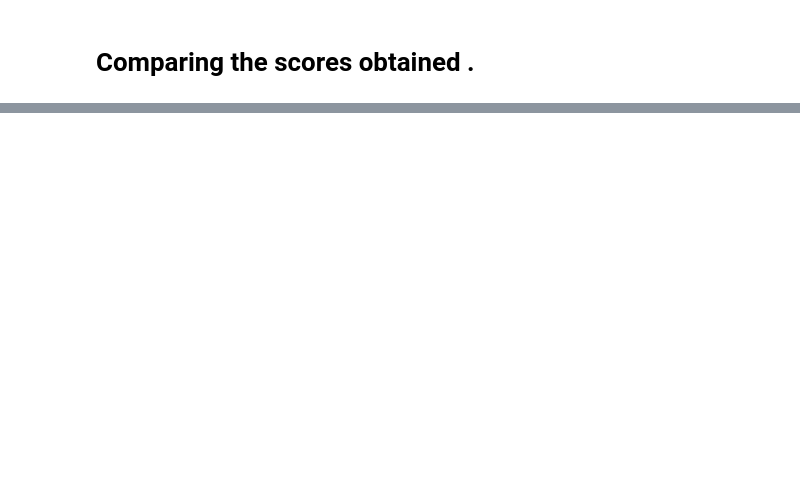
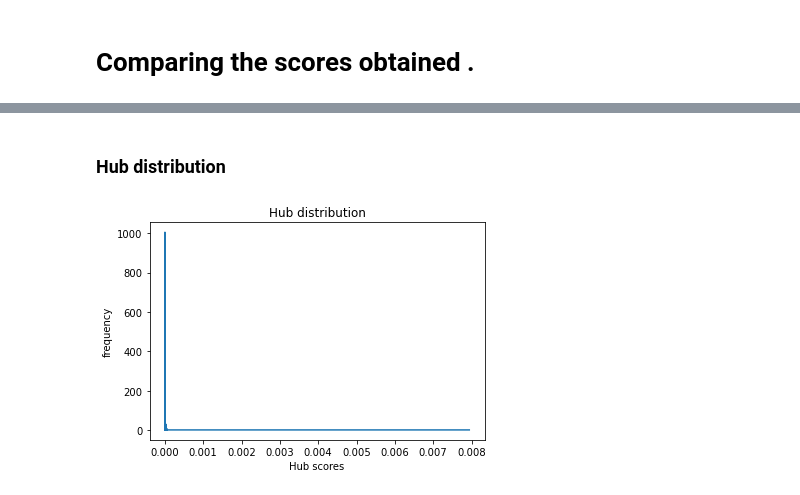
Before and after one commit to SRIJAN19448/CSE508_Winter2023_A3_113, a Jupyter notebook: Q2.ipynb, the cells around one changed output, grey strips where cells are left out. Drawn from its saved outputs; the diff is of its cells as text; code cells hidden in the pictures; blank space fills up the shorter version.

```diff
--- a/Q2.ipynb
+++ b/Q2.ipynb
@@ -76,0 +110,14 @@ Node: 54 Authority Scores:  9.38411045106888e-05
+# %% [markdown]
+### Hub distribution
+# %%
+hub_dist = dict(Counter(hubs.values()))
+sorted_hubs = sorted(hub_dist.items(), key= lambda x:x[0])
+plt_x = [x[0] for x in sorted_hubs]
+plt_y = [x[1] for x in sorted_hubs]
+plt.plot(plt_x, plt_y)
+plt.xlabel("Hub scores")
+plt.ylabel("frequency")
+plt.title("Hub distribution")
+plt.show()
+# %% [output]
+[figure, added]
```
Also changed, not shown: parts of 14 cells of this notebook.
